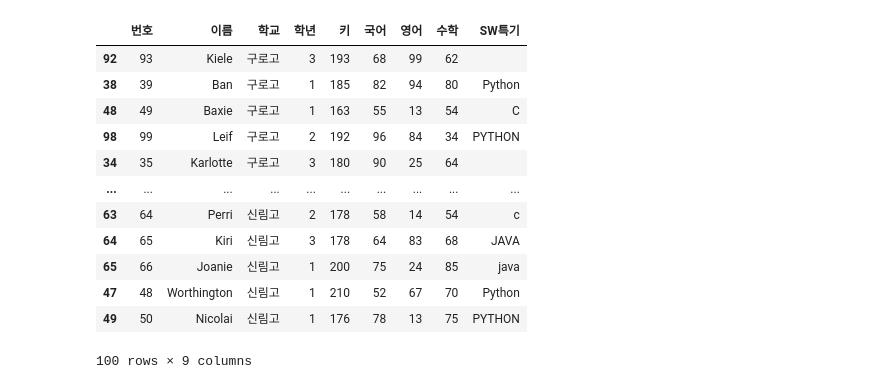
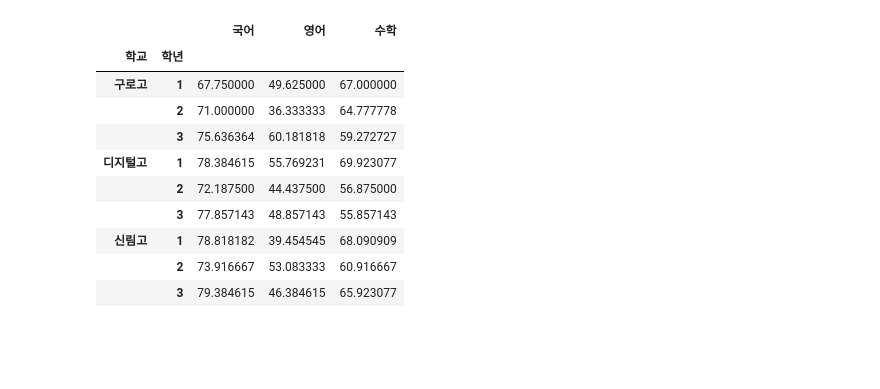
Before and after one commit to naegil73-png/aix_data_0928, a Jupyter notebook: p1002/p1002_08.ipynb, the cells around one changed output. Saved outputs shown, nothing was run; the diff lists cells and outputs as text; code cells hidden in the pictures; blank space fills up the shorter version.

```diff
--- a/p1002/p1002_08.ipynb
+++ b/p1002/p1002_08.ipynb
@@ -26,9 +18,4 @@ df
 # %%
-x = df['continent']
-y1 = df['beer_servings']
-y2 = df['spirit_servings']
-y3 = df['wine_servings']
-
-plt.bar(x,y1,y2,y3)
-plt.show()
+df = pd.read_excel('file/students.xlsx',index_col='번호')
+df
 # %% [output]
@@ -42,12 +46,17 @@ TypeError: 'value' must be an instance of str or bytes, not a float
 # %%
-import matplotlib.pyplot as plt
-import matplotlib
-matplotlib.rcParams['axes.unicode_minus'] = False
-matplotlib.rcParams['font.family'] = 'Malgun Gothic'
-matplotlib.rcParams['font.size'] = 15
-
-import pandas as pd
-
-df = pd.read_excel("file/students.xlsx")
-df
+x = school.index
+index = np.arange(school.shape[0])
+y = school['국어']
+y2 = school['영어']
+y3 = school['수학']
+plt.title('학교별 성적그래프')
+plt.bar(index-0.2,y,label='국어',width=0.2)
+plt.bar(index,y2,label='영어',width=0.2)
+plt.bar(index+0.2,y3,label='수학',width=0.2)
+plt.xticks(index,school.index)
+plt.yticks([0,50,80,100])
+for i,(v,v2,v3) in enumerate(zip(y,y2,y3)):
+    plt.text(i-0.2,v+2,f'{v:.1f}',ha='center')
+    plt.text(i,v2+2,f'{v2:.1f}',ha='center')
+    plt.text(i+0.2,v3+2,f'{v3:.1f}',ha='center')
 # %% [output]
@@ -67,3 +64,3 @@ df
 # %%
-sch = []
-df.groupby('학교')[['국어','영어','수학']].mean()
+# 학교별, 학년별 국어,영어,수학 평균을 출력하시오.
+result = df.groupby(['학교', '학년'])[['국어', '영어', '수학']].mean()
@@ -76,17 +67,15 @@ df.groupby('학교')[['국어','영어','수학']].mean()
 # %%
-df.sort_values('학교')
+result
 # %% [output]
-|  | 번호 | 이름 | 학교 | 학년 | 키 | 국어 | 영어 | 수학 | SW특기 |
-| 92 | 93 | Kiele | 구로고 | 3 | 193 | 68 | 99 | 62 |  |
-| 38 | 39 | Ban | 구로고 | 1 | 185 | 82 | 94 | 80 | Python |
-| 48 | 49 | Baxie | 구로고 | 1 | 163 | 55 | 13 | 54 | C |
-| 98 | 99 | Leif | 구로고 | 2 | 192 | 96 | 84 | 34 | PYTHON |
-| 34 | 35 | Karlotte | 구로고 | 3 | 180 | 90 | 25 | 64 |  |
-| ... | ... | ... | ... | ... | ... | ... | ... | ... | ... |
-| 63 | 64 | Perri | 신림고 | 2 | 178 | 58 | 14 | 54 | c |
-| 64 | 65 | Kiri | 신림고 | 3 | 178 | 64 | 83 | 68 | JAVA |
-| 65 | 66 | Joanie | 신림고 | 1 | 200 | 75 | 24 | 85 | java |
-| 47 | 48 | Worthington | 신림고 | 1 | 210 | 52 | 67 | 70 | Python |
-| 49 | 50 | Nicolai | 신림고 | 1 | 176 | 78 | 13 | 75 | PYTHON |
+|  |  | 국어 | 영어 | 수학 |
+| 학교 | 학년 |  |  |  |
+| 구로고 | 1 | 67.750000 | 49.625000 | 67.000000 |
+|  | 2 | 71.000000 | 36.333333 | 64.777778 |
+|  | 3 | 75.636364 | 60.181818 | 59.272727 |
+| 디지털고 | 1 | 78.384615 | 55.769231 | 69.923077 |
+|  | 2 | 72.187500 | 44.437500 | 56.875000 |
+|  | 3 | 77.857143 | 48.857143 | 55.857143 |
+| 신림고 | 1 | 78.818182 | 39.454545 | 68.090909 |
+|  | 2 | 73.916667 | 53.083333 | 60.916667 |
+|  | 3 | 79.384615 | 46.384615 | 65.923077 |
-100 rows × 9 columns
 # %%
```
Also changed, not shown: parts of 15 cells of this notebook, 41 other files.
